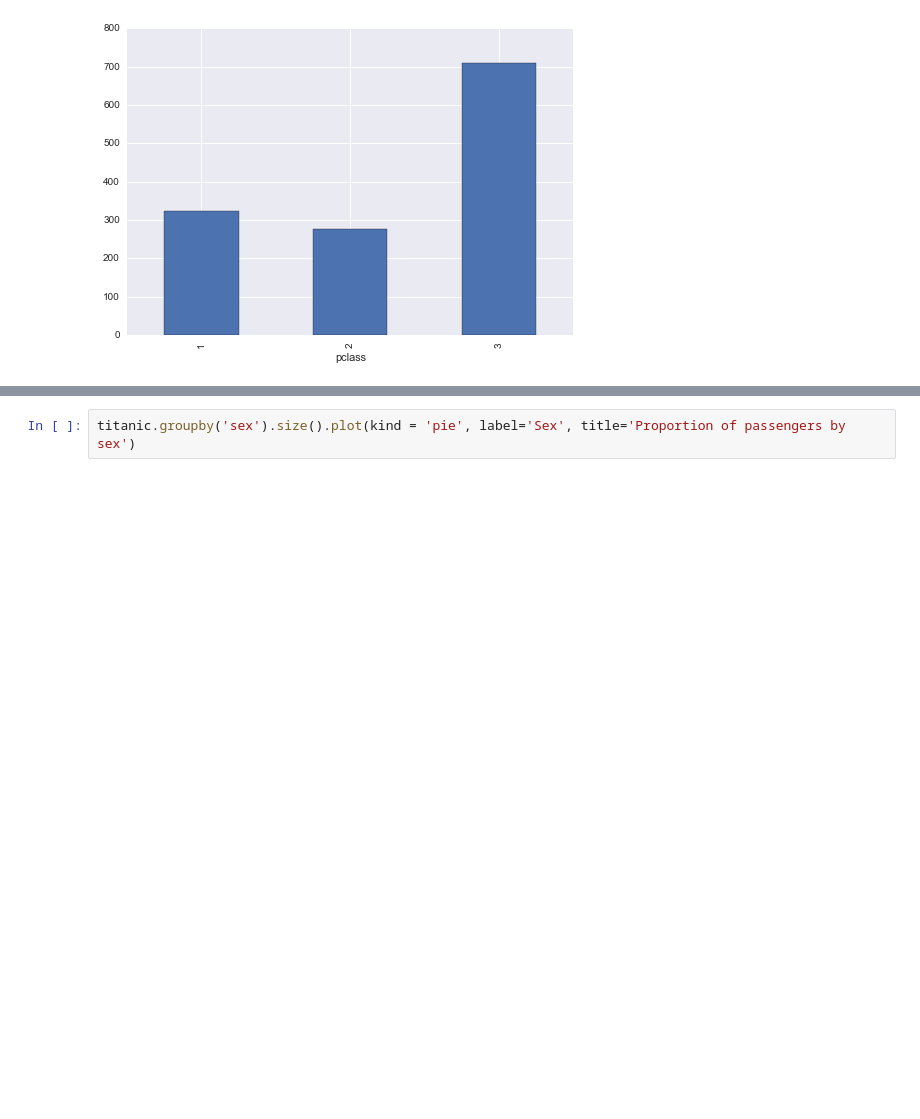
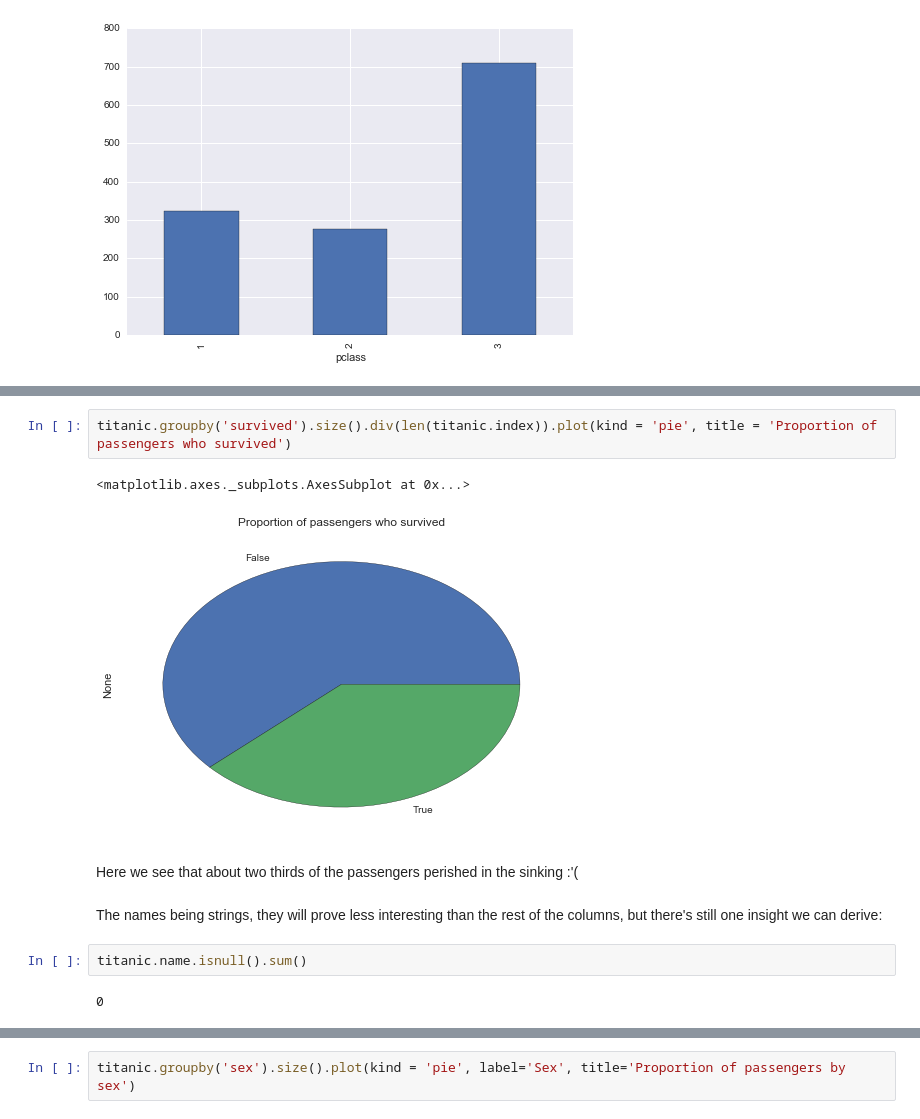
Before and after one commit to romac/ADAHomeworks, a Jupyter notebook: 01 - Pandas and Data Wrangling/Data Wrangling with Pandas.ipynb, the cells around one changed output, grey strips where cells are left out. Saved outputs shown, nothing was run; the diff lists cells and outputs as text; blank space fills up the shorter version.

```diff
--- a/01 - Pandas and Data Wrangling/Data Wrangling with Pandas.ipynb
+++ b/01 - Pandas and Data Wrangling/Data Wrangling with Pandas.ipynb
@@ -1729 +1783,14 @@ Name: survived, dtype: object
+# %%
+titanic.groupby('survived').size().div(len(titanic.index)).plot(kind = 'pie', title = 'Proportion of passengers who survived')
+# %% [output]
+<matplotlib.axes._subplots.AxesSubplot at 0x...>
+[figure, added]
+# %% [markdown]
+Here we see that about two thirds of the passengers perished in the sinking :'(
+# %% [markdown]
+The names being strings, they will prove less interesting than the rest of the columns, but there's still one insight we can derive:
+# %%
+titanic.name.isnull().sum()
+# %% [output]
+0
 # %%
```
Also changed, not shown: parts of 44 cells of this notebook.
